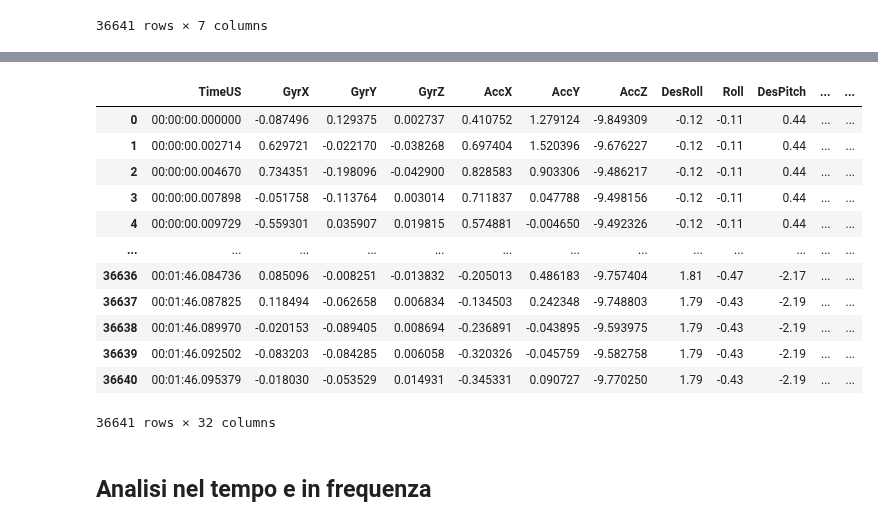
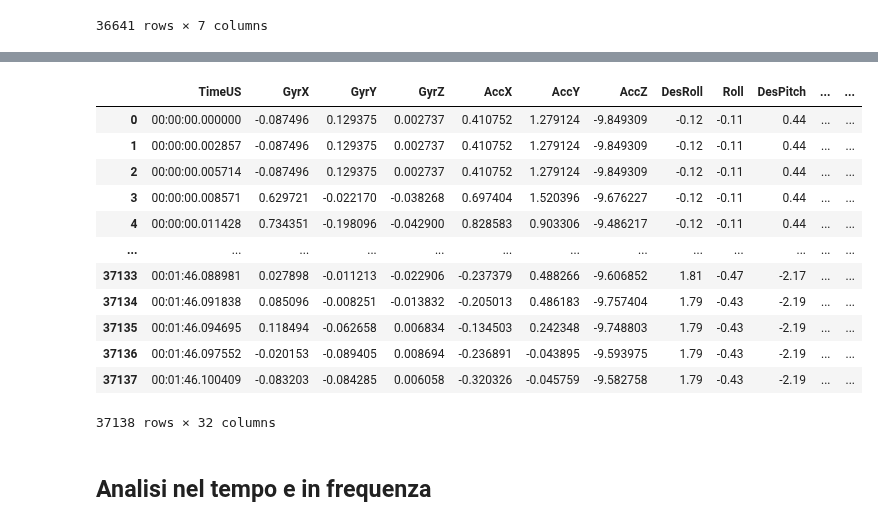
Before and after one commit to ChiaraAmalia/ProgettoManutenzionePreventiva, a Jupyter notebook: M2/FAULT_M2_10/fault_m2_10.ipynb, the cells around one changed output, grey strips where cells are left out. Drawn from its saved outputs; the diff is of its cells as text; code cells hidden in the pictures.

```diff
--- a/M2/FAULT_M2_10/fault_m2_10.ipynb
+++ b/M2/FAULT_M2_10/fault_m2_10.ipynb
@@ -264,0 +228,8 @@ m2_fault10["Guasto"] = guasto
+# %%
+to_be=[]
+for i in range(0, last_cell,2857):
+    to_be.append(i)
+# %%
+df = pd.DataFrame(to_be, columns = ['TimeUS'])
+
+print(df)
@@ -264,0 +251,4 @@ m2_fault10["Guasto"] = guasto
+# %%
+m2_fault10_final = pd.merge_ordered(m2_fault10,df)
+m2_fault10_final=m2_fault10_final.fillna(method="ffill").fillna(method="bfill")
+print(m2_fault10_final)
@@ -264,0 +273,2 @@ m2_fault10["Guasto"] = guasto
+# %%
+m2_fault10_final = m2_fault10_final[m2_fault10_final.TimeUS.isin(to_be)]
@@ -265,22 +291,22 @@ m2_fault10["Guasto"] = guasto
 # %%
 from datetime import timedelta
-m2_fault10=m2_fault10.reset_index(drop=True)
-m2_fault10['TimeUS'] = pd.to_datetime(m2_fault10['TimeUS'], unit='us').dt.strftime('%H:%M:%S.%f')
-display(m2_fault10)
+m2_fault10_final=m2_fault10_final.reset_index(drop=True)
+m2_fault10_final['TimeUS'] = pd.to_datetime(m2_fault10_final['TimeUS'], unit='us').dt.strftime('%H:%M:%S.%f')
+display(m2_fault10_final)
 # %% [output]
 |  | TimeUS | GyrX | GyrY | GyrZ | AccX | AccY | AccZ | DesRoll | Roll | DesPitch | ... | ... |
 | 0 | 00:00:00.000000 | -0.087496 | 0.129375 | 0.002737 | 0.410752 | 1.279124 | -9.849309 | -0.12 | -0.11 | 0.44 | ... | ... |
-| 1 | 00:00:00.002714 | 0.629721 | -0.022170 | -0.038268 | 0.697404 | 1.520396 | -9.676227 | -0.12 | -0.11 | 0.44 | ... | ... |
-| 2 | 00:00:00.004670 | 0.734351 | -0.198096 | -0.042900 | 0.828583 | 0.903306 | -9.486217 | -0.12 | -0.11 | 0.44 | ... | ... |
-| 3 | 00:00:00.007898 | -0.051758 | -0.113764 | 0.003014 | 0.711837 | 0.047788 | -9.498156 | -0.12 | -0.11 | 0.44 | ... | ... |
-| 4 | 00:00:00.009729 | -0.559301 | 0.035907 | 0.019815 | 0.574881 | -0.004650 | -9.492326 | -0.12 | -0.11 | 0.44 | ... | ... |
+| 1 | 00:00:00.002857 | -0.087496 | 0.129375 | 0.002737 | 0.410752 | 1.279124 | -9.849309 | -0.12 | -0.11 | 0.44 | ... | ... |
+| 2 | 00:00:00.005714 | -0.087496 | 0.129375 | 0.002737 | 0.410752 | 1.279124 | -9.849309 | -0.12 | -0.11 | 0.44 | ... | ... |
+| 3 | 00:00:00.008571 | 0.629721 | -0.022170 | -0.038268 | 0.697404 | 1.520396 | -9.676227 | -0.12 | -0.11 | 0.44 | ... | ... |
+| 4 | 00:00:00.011428 | 0.734351 | -0.198096 | -0.042900 | 0.828583 | 0.903306 | -9.486217 | -0.12 | -0.11 | 0.44 | ... | ... |
 | ... | ... | ... | ... | ... | ... | ... | ... | ... | ... | ... | ... | ... |
-| 36636 | 00:01:46.084736 | 0.085096 | -0.008251 | -0.013832 | -0.205013 | 0.486183 | -9.757404 | 1.81 | -0.47 | -2.17 | ... | ... |
-| 36637 | 00:01:46.087825 | 0.118494 | -0.062658 | 0.006834 | -0.134503 | 0.242348 | -9.748803 | 1.79 | -0.43 | -2.19 | ... | ... |
-| 36638 | 00:01:46.089970 | -0.020153 | -0.089405 | 0.008694 | -0.236891 | -0.043895 | -9.593975 | 1.79 | -0.43 | -2.19 | ... | ... |
-| 36639 | 00:01:46.092502 | -0.083203 | -0.084285 | 0.006058 | -0.320326 | -0.045759 | -9.582758 | 1.79 | -0.43 | -2.19 | ... | ... |
-| 36640 | 00:01:46.095379 | -0.018030 | -0.053529 | 0.014931 | -0.345331 | 0.090727 | -9.770250 | 1.79 | -0.43 | -2.19 | ... | ... |
+| 37133 | 00:01:46.088981 | 0.027898 | -0.011213 | -0.022906 | -0.237379 | 0.488266 | -9.606852 | 1.81 | -0.47 | -2.17 | ... | ... |
+| 37134 | 00:01:46.091838 | 0.085096 | -0.008251 | -0.013832 | -0.205013 | 0.486183 | -9.757404 | 1.79 | -0.43 | -2.19 | ... | ... |
+| 37135 | 00:01:46.094695 | 0.118494 | -0.062658 | 0.006834 | -0.134503 | 0.242348 | -9.748803 | 1.79 | -0.43 | -2.19 | ... | ... |
+| 37136 | 00:01:46.097552 | -0.020153 | -0.089405 | 0.008694 | -0.236891 | -0.043895 | -9.593975 | 1.79 | -0.43 | -2.19 | ... | ... |
+| 37137 | 00:01:46.100409 | -0.083203 | -0.084285 | 0.006058 | -0.320326 | -0.045759 | -9.582758 | 1.79 | -0.43 | -2.19 | ... | ... |
-36641 rows × 32 columns
+37138 rows × 32 columns
 # %% [markdown]
 ## Analisi nel tempo e in frequenza
 # %%
```
Also changed, not shown: parts of 10 cells of this notebook, 35 other files.
